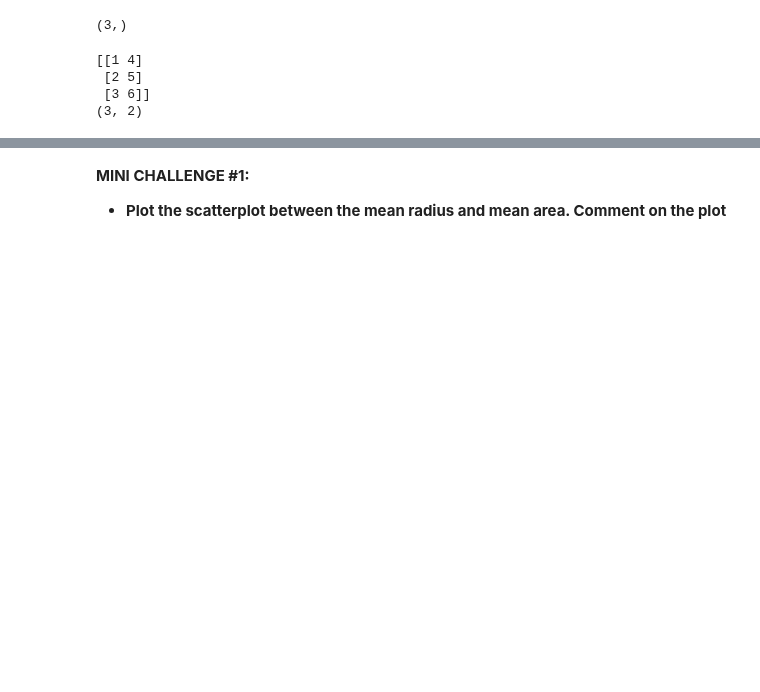
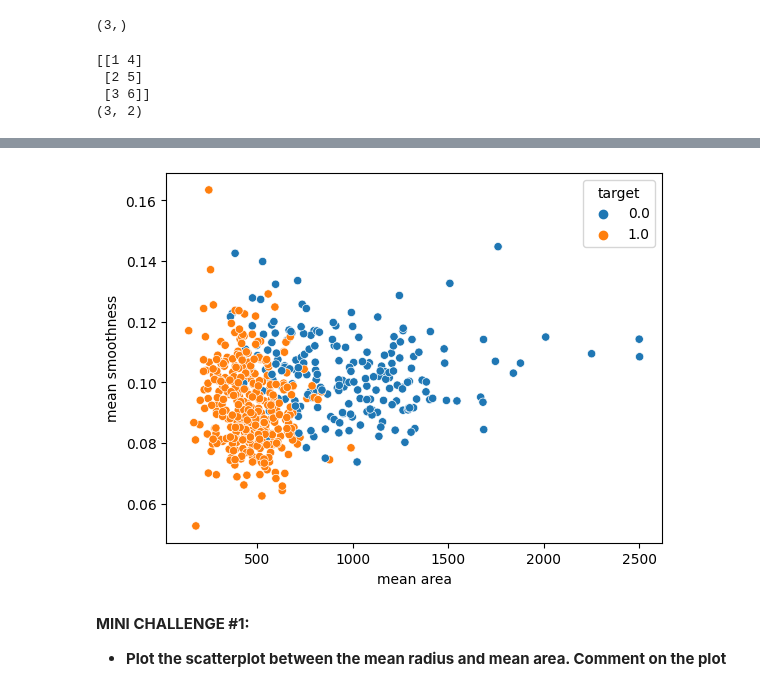
Before and after one commit to timvirga/StockPrediction, a Jupyter notebook: Section12-seaborn/10_Python_101_Data_Visualization_with_Seaborn_Skeleton.ipynb, the cells around one changed output, grey strips where cells are left out. Drawn from its saved outputs; the diff is of its cells as text; code cells hidden in the pictures; blank space fills up the shorter version.

Commit message:
sns-scatter

```diff
--- a/Section12-seaborn/10_Python_101_Data_Visualization_with_Seaborn_Skeleton.ipynb
+++ b/Section12-seaborn/10_Python_101_Data_Visualization_with_Seaborn_Skeleton.ipynb
@@ -31,3 +31,5 @@ print(z.shape)
 (3, 2)
 # %%
 # Import Cancer data drom the Sklearn library
+from sklearn.datasets import load_breast_cancer
+cancer = load_breast_cancer()
@@ -35,0 +56,6 @@ print(z.shape)
+# %%
+# Create a dataFrame named df_cancer with input/output data
+# From the cancer dataset we just loaded, we want to create a pandas DataFrame for data array and target array
+# We are then specifying the columns needed by using np.append to combine the feature names and the target (diagnosis)
+dfcancer = pd.DataFrame(np.c_[cancer['data'],cancer['target']], columns= np.append(cancer['feature_names'], ['target']))
+dfcancer
@@ -40,5 +98,9 @@ print(z.shape)
 # %%
 # Plot scatter plot between mean area and mean smoothness
+sns.scatterplot(x='mean area', y='mean smoothness', hue='target', data=dfcancer) ;
+# hue will set a colour coding based on their target
+# %% [output]
+[figure, added]
 # %%
 # Let's print out countplot to know how many samples belong to class #0 and #1
 # %% [markdown]
```
Also changed, not shown: parts of 5 cells of this notebook, 1 other file.
